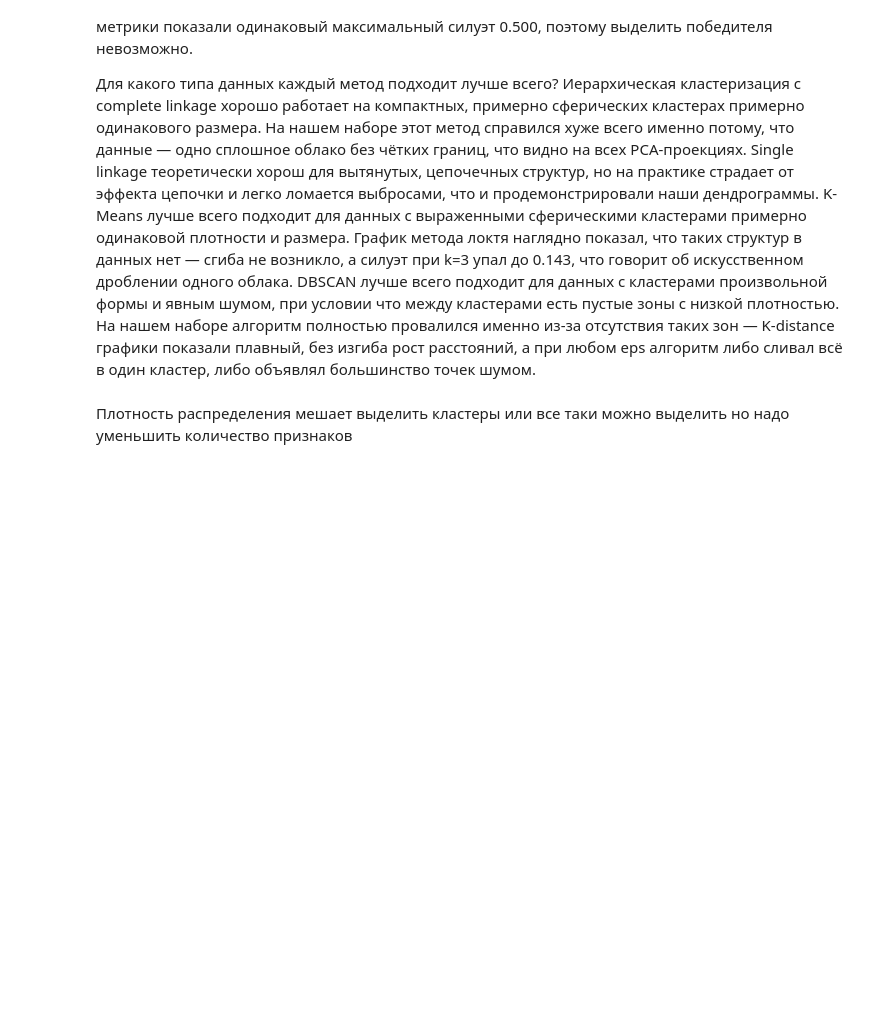
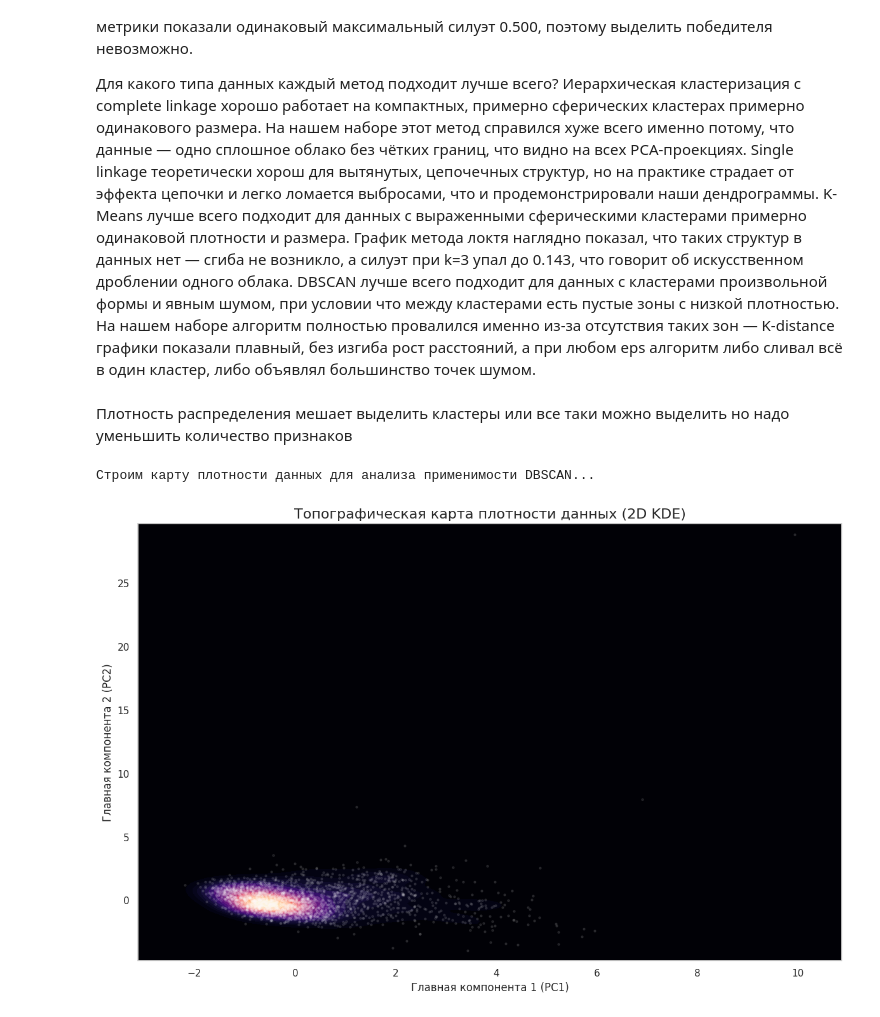
Before and after one commit to danyasedoy/UNI_MAD, a Jupyter notebook: LABWORK_4.ipynb, the cells around one changed output. Saved outputs shown, nothing was run; the diff lists cells and outputs as text; code cells hidden in the pictures; blank space fills up the shorter version.

```diff
--- a/LABWORK_4.ipynb
+++ b/LABWORK_4.ipynb
@@ -507,3 +507,31 @@ K-Means лучше всего подходит для данных с выраж
 DBSCAN лучше всего подходит для данных с кластерами произвольной формы и явным шумом, при условии что между кластерами есть пустые зоны с низкой плотностью. На нашем наборе алгоритм полностью провалился именно из-за отсутствия таких зон — K-distance графики показали плавный, без изгиба рост расстояний, а при любом eps алгоритм либо сливал всё в один кластер, либо объявлял большинство точек шумом.
 # %% [markdown]
 Плотность распределения мешает выделить кластеры или все таки можно выделить но надо уменьшить количество признаков
+# %%
+print("Строим карту плотности данных для анализа применимости DBSCAN...")
+
+plt.figure(figsize=(12, 8))
+
+# Строим топографическую карту плотности
+# fill=True заливает уровни цветом, thresh=0 убирает пустой фон
+sns.kdeplot(
+    x=X_pca_2d[:, 0],
+    y=X_pca_2d[:, 1],
+    cmap="magma",
+    fill=True,
+    thresh=0,
+    levels=20 # Количество "ступенек" плотности
+)
+
+# Добавляем сами точки (сделаем их очень мелкими и полупрозрачными)
+plt.scatter(X_pca_2d[:, 0], X_pca_2d[:, 1], color='white', alpha=0.1, s=5)
+
+plt.title('Топографическая карта плотности данных (2D KDE)', fontsize=16)
+plt.xlabel('Главная компонента 1 (PC1)')
+plt.ylabel('Главная компонента 2 (PC2)')
+plt.grid(False) # Сетка тут только мешает
+plt.tight_layout()
+plt.show()
+# %% [output]
+Строим карту плотности данных для анализа применимости DBSCAN...
+[figure, added]
```
Also changed, not shown: parts of 1 cell of this notebook, 2 other files.
